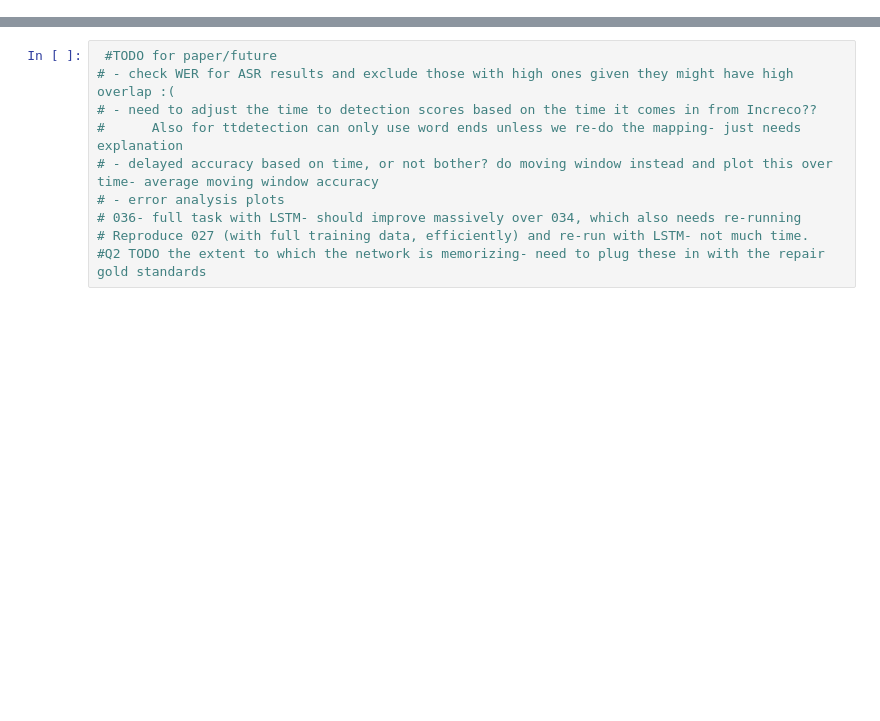
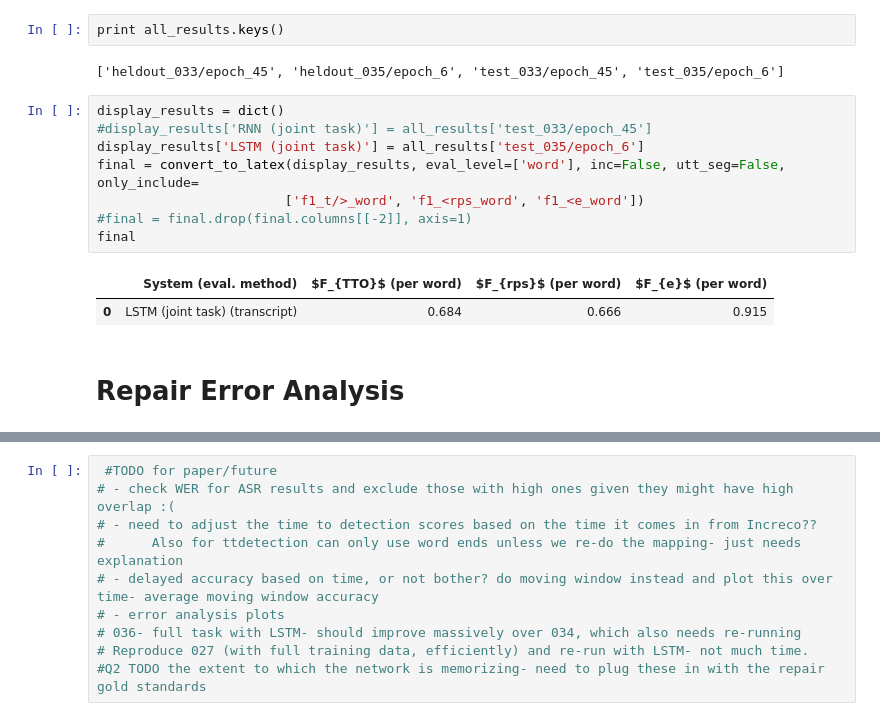
Before and after one commit to clp-research/deep_disfluency, a Jupyter notebook: deep_disfluency/experiments/analysis/EACL_2017/EACL_2017.ipynb, the cells around one changed output, grey strips where cells are left out. Drawn from its saved outputs; the diff is of its cells as text; blank space fills up the shorter version.

```diff
--- a/deep_disfluency/experiments/analysis/EACL_2017/EACL_2017.ipynb
+++ b/deep_disfluency/experiments/analysis/EACL_2017/EACL_2017.ipynb
@@ -187,0 +187,17 @@ print error
+# %%
+print all_results.keys()
+# %% [output]
+['heldout_033/epoch_45', 'heldout_035/epoch_6', 'test_033/epoch_45', 'test_035/epoch_6']
+# %%
+display_results = dict()
+#display_results['RNN (joint task)'] = all_results['test_033/epoch_45']
+display_results['LSTM (joint task)'] = all_results['test_035/epoch_6']
+final = convert_to_latex(display_results, eval_level=['word'], inc=False, utt_seg=False, only_include=
+                        ['f1_t/>_word', 'f1_<rps_word', 'f1_<e_word'])
+#final = final.drop(final.columns[[-2]], axis=1)
+final
+# %% [output]
+|  | System (eval. method) | $F_{TTO}$ (per word) | $F_{rps}$ (per word) | $F_{e}$ (per word) |
+| 0 | LSTM (joint task) (transcript) | 0.684 | 0.666 | 0.915 |
+# %% [markdown]
+# Repair Error Analysis
```
Also changed, not shown: parts of 19 cells of this notebook, 17 other files.
